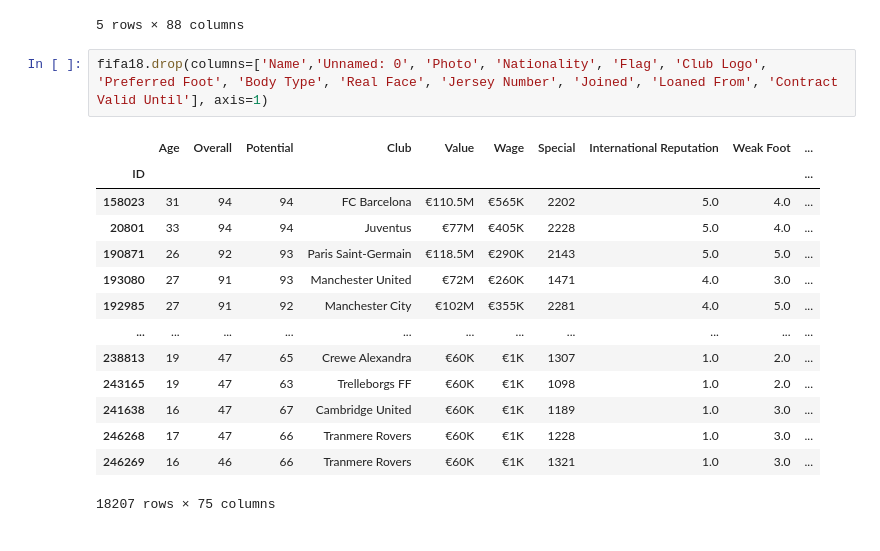
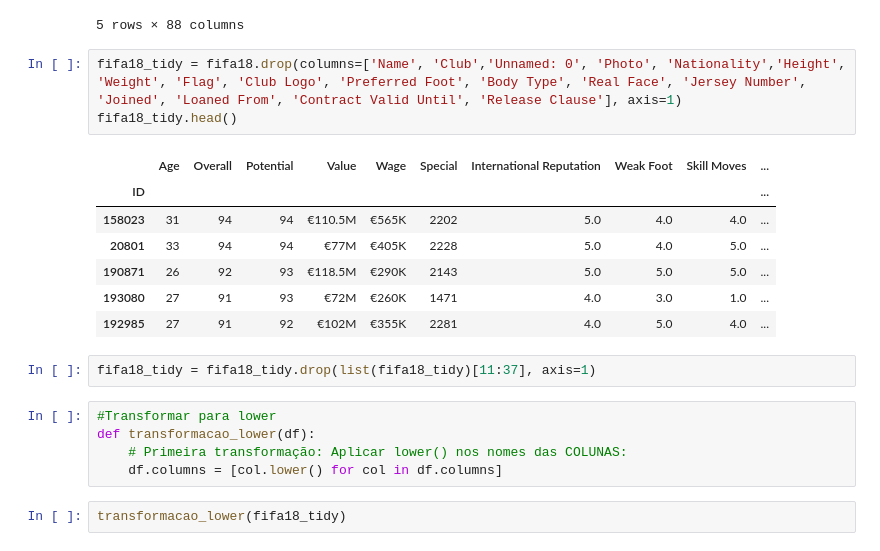
Before and after one commit to Mvital74/datasharing, a Jupyter notebook: FIFA18_PRED.ipynb, the cells around one changed output. Saved outputs shown, nothing was run; the diff lists cells and outputs as text.

```diff
--- a/FIFA18_PRED.ipynb
+++ b/FIFA18_PRED.ipynb
@@ -21,19 +21,22 @@ fifa18.head()
 | 192985 | 4 | K. De Bruyne | 27 | https://cdn.sofifa.org/players/4/... | Belgium | https://cdn.sofifa.org/flags/7.png | 91 | 92 | Manchester City | https://cdn.sofifa.org/teams/2/li... | ... |
 5 rows × 88 columns
 # %%
-fifa18.drop(columns=['Name','Unnamed: 0', 'Photo', 'Nationality', 'Flag', 'Club Logo', 'Preferred Foot', 'Body Type', 'Real Face', 'Jersey Number', 'Joined', 'Loaned From', 'Contract Valid Until'], axis=1)
+fifa18_tidy = fifa18.drop(columns=['Name', 'Club','Unnamed: 0', 'Photo', 'Nationality','Height', 'Weight', 'Flag', 'Club Logo', 'Preferred Foot', 'Body Type', 'Real Face', 'Jersey Number', 'Joined', 'Loaned From', 'Contract Valid Until', 'Release Clause'], axis=1)
+fifa18_tidy.head()
 # %% [output]
-|  | Age | Overall | Potential | Club | Value | Wage | Special | International Reputation | Weak Foot | ... |
+|  | Age | Overall | Potential | Value | Wage | Special | International Reputation | Weak Foot | Skill Moves | ... |
 | ID |  |  |  |  |  |  |  |  |  | ... |
-| 158023 | 31 | 94 | 94 | FC Barcelona | €110.5M | €565K | 2202 | 5.0 | 4.0 | ... |
-| 20801 | 33 | 94 | 94 | Juventus | €77M | €405K | 2228 | 5.0 | 4.0 | ... |
-| 190871 | 26 | 92 | 93 | Paris Saint-Germain | €118.5M | €290K | 2143 | 5.0 | 5.0 | ... |
-| 193080 | 27 | 91 | 93 | Manchester United | €72M | €260K | 1471 | 4.0 | 3.0 | ... |
-| 192985 | 27 | 91 | 92 | Manchester City | €102M | €355K | 2281 | 4.0 | 5.0 | ... |
-| ... | ... | ... | ... | ... | ... | ... | ... | ... | ... | ... |
-| 238813 | 19 | 47 | 65 | Crewe Alexandra | €60K | €1K | 1307 | 1.0 | 2.0 | ... |
-| 243165 | 19 | 47 | 63 | Trelleborgs FF | €60K | €1K | 1098 | 1.0 | 2.0 | ... |
-| 241638 | 16 | 47 | 67 | Cambridge United | €60K | €1K | 1189 | 1.0 | 3.0 | ... |
-| 246268 | 17 | 47 | 66 | Tranmere Rovers | €60K | €1K | 1228 | 1.0 | 3.0 | ... |
-| 246269 | 16 | 46 | 66 | Tranmere Rovers | €60K | €1K | 1321 | 1.0 | 3.0 | ... |
+| 158023 | 31 | 94 | 94 | €110.5M | €565K | 2202 | 5.0 | 4.0 | 4.0 | ... |
+| 20801 | 33 | 94 | 94 | €77M | €405K | 2228 | 5.0 | 4.0 | 5.0 | ... |
+| 190871 | 26 | 92 | 93 | €118.5M | €290K | 2143 | 5.0 | 5.0 | 5.0 | ... |
+| 193080 | 27 | 91 | 93 | €72M | €260K | 1471 | 4.0 | 3.0 | 1.0 | ... |
+| 192985 | 27 | 91 | 92 | €102M | €355K | 2281 | 4.0 | 5.0 | 4.0 | ... |
-18207 rows × 75 columns
+# %%
+fifa18_tidy = fifa18_tidy.drop(list(fifa18_tidy)[11:37], axis=1)
+# %%
+#Transformar para lower
+def transformacao_lower(df):
+    # Primeira transformação: Aplicar lower() nos nomes das COLUNAS:
+    df.columns = [col.lower() for col in df.columns]
+# %%
+transformacao_lower(fifa18_tidy)
```
Also changed, not shown: parts of 16 cells of this notebook.
